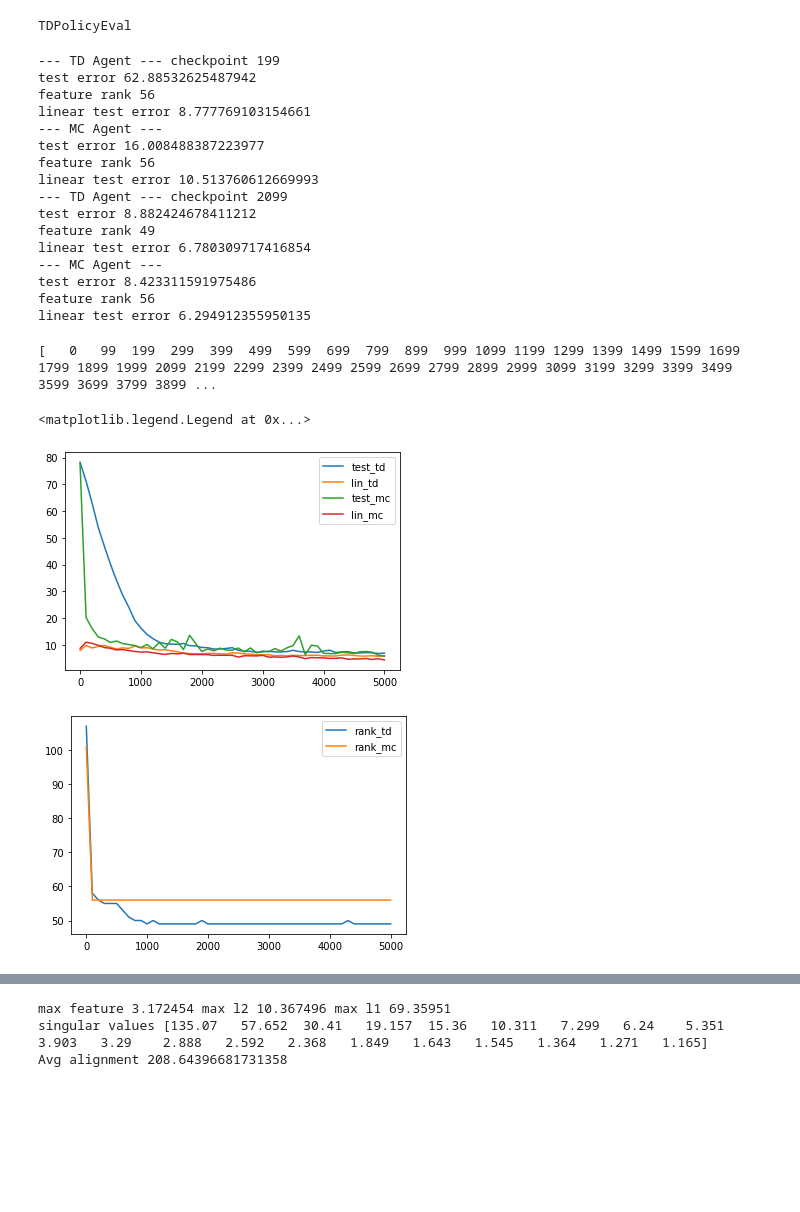
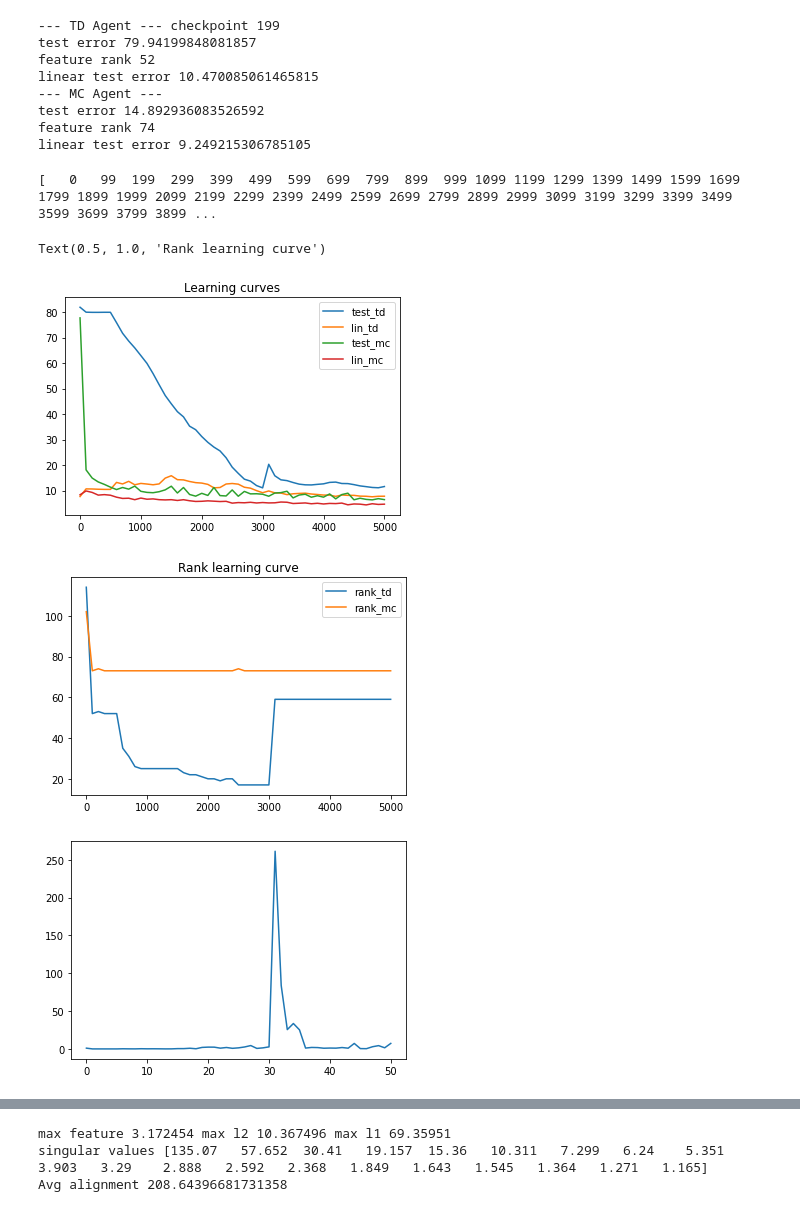
Before and after one commit to wechu/TDRepresentationLearning, a Jupyter notebook: analyze_test.ipynb, the cells around one changed output, grey strips where cells are left out. Drawn from its saved outputs; the diff is of its cells as text; code cells hidden in the pictures; blank space fills up the shorter version.

```diff
--- a/analyze_test.ipynb
+++ b/analyze_test.ipynb
@@ -10,30 +10,30 @@ import offline_data
 np.set_printoptions(precision=3, linewidth=300, suppress=True)
 
 i_run = 0
-sweeper = Sweeper('config/config_other.json')
+sweeper = Sweeper('config/config_test.json')
 
 # do some training here
 config_dict = sweeper.parse(i_run)
 cfg = ConfigDictConverter(config_dict)
 
 chkpt_idx = 0
+model_path = "mountain"
 
 td_agent = Agents.OfflinePolicyEvalTDAgent(**cfg.config_dict)
-td_model_path = 'test_save_mountain/td_0_model_{chkpt_idx}.pyt'  # not an f-string so we can vary chkpt_idx later
+td_model_path = 'test_save_' + model_path + '/td_0_model_{chkpt_idx}.pyt'  # not an f-string so we can vary chkpt_idx later
 # td_agent.load_model(f'test_save_mountain/td_0_model_{chkpt_idx}.pyt')
 
 
 mc_agent = Agents.OfflinePolicyEvalMCAgent(**cfg.config_dict)
-mc_model_path = 'test_save_mountain/mc_0_model_{chkpt_idx}.pyt'
+mc_model_path = 'test_save_' + model_path + '/mc_0_model_{chkpt_idx}.pyt'
 # mc_agent.load_model(f'test_save_mountain/mc_0_model_{chkpt_idx}.pyt')
 
+path_env = "mountaincar"
 path = 'data_generation/'
 # test_states = np.load(path + 'Cartpole_test_states_0.npy')
 # test_values = np.load(path + 'Cartpole_test_values_0.npy')
-test_states = offline_data.load_test_states(path, "mountaincar")  # moutn
-test_values = offline_data.load_test_values(path, "mountaincar")
+test_states = offline_data.load_test_states(path, path_env)
+test_values = offline_data.load_test_values(path, path_env)
-# %% [output]
-TDPolicyEval
 # %%
 ### Compute linear regression error
 
@@ -78,49 +78,60 @@ def compare_TD_and_MC(chkpt_idx, verbose=True):
     return test_error_td, rank_td, lin_test_error_td, test_error_mc, rank_mc, lin_test_error_mc
 
 _ = compare_TD_and_MC(199)
-_ = compare_TD_and_MC(2099)
+# _ = compare_TD_and_MC(2099)
 # %% [output]
 --- TD Agent --- checkpoint 199
-test error 62.88532625487942
-feature rank 56
-linear test error 8.777769103154661
+test error 79.94199848081857
+feature rank 52
+linear test error 10.470085061465815
 --- MC Agent ---
-test error 16.008488387223977
-feature rank 56
-linear test error 10.513760612669993
---- TD Agent --- checkpoint 2099
-test error 8.882424678411212
-feature rank 49
-linear test error 6.780309717416854
---- MC Agent ---
-test error 8.423311591975486
-feature rank 56
-linear test error 6.294912355950135
+test error 14.892936083526592
+feature rank 74
+linear test error 9.249215306785105
 # %%
+idxs = np.arange(0, 100)*5 + 4
 idxs = np.arange(0, 50)*100 + 99
+
 idxs = np.insert(idxs,0,0)
 print(idxs)
 results = []
 for idx in idxs:
     results.append(compare_TD_and_MC(idx, verbose=False))
 results = np.array(results)
 
 plt.plot(idxs, results[:,0], label='test_td')
 plt.plot(idxs, results[:,2], label='lin_td')
 
 plt.plot(idxs, results[:,3], label='test_mc')
 plt.plot(idxs, results[:,5], label='lin_mc')
 plt.legend()
+plt.title("Learning curves")
 
 plt.figure()
 plt.plot(idxs, results[:,1], label='rank_td')
 plt.plot(idxs, results[:,4], label='rank_mc')
 plt.legend()
+plt.title("Rank learning curve")
 # %% [output]
 [   0   99  199  299  399  499  599  699  799  899  999 1099 1199 1299 1399 1499 1599 1699 1799 1899 1999 2099 2199 2299 2399 2499 2599 2699 2799 2899 2999 3099 3199 3299 3399 3499 3599 3699 3799 3899 ...
-<matplotlib.legend.Legend at 0x...>
+Text(0.5, 1.0, 'Rank learning curve')
-[figure, old version]
+[figure, new version]
-[figure, old version]
+[figure, new version]
+# %%
+with open("test_save_{}/td_0.pkl".format(model_path), 'rb') as file:
+    td_results = pickle.load(file)
+# plt.plot(td_results['test_error'])
+plt.plot(td_results['loss'])
+# print(td_results.keys())
+# print(results['test_error'])
+with open("test_save_{}/mc_0.pkl".format(model_path), 'rb') as file:
+    mc_results = pickle.load(file)
+
+# plt.plot(mc_results['test_error'])
+# plt.plot(mc_results['loss'])
+# plt.ylim(0,1000)
+# %% [output]
+[figure, new version]
 # %%
 ### Compute alignment as in Ehsan's paper
 def compute_alignment(singular_vectors, y, singular_values, threshold):
```
Also changed, not shown: parts of 8 cells of this notebook, 9 other files.
